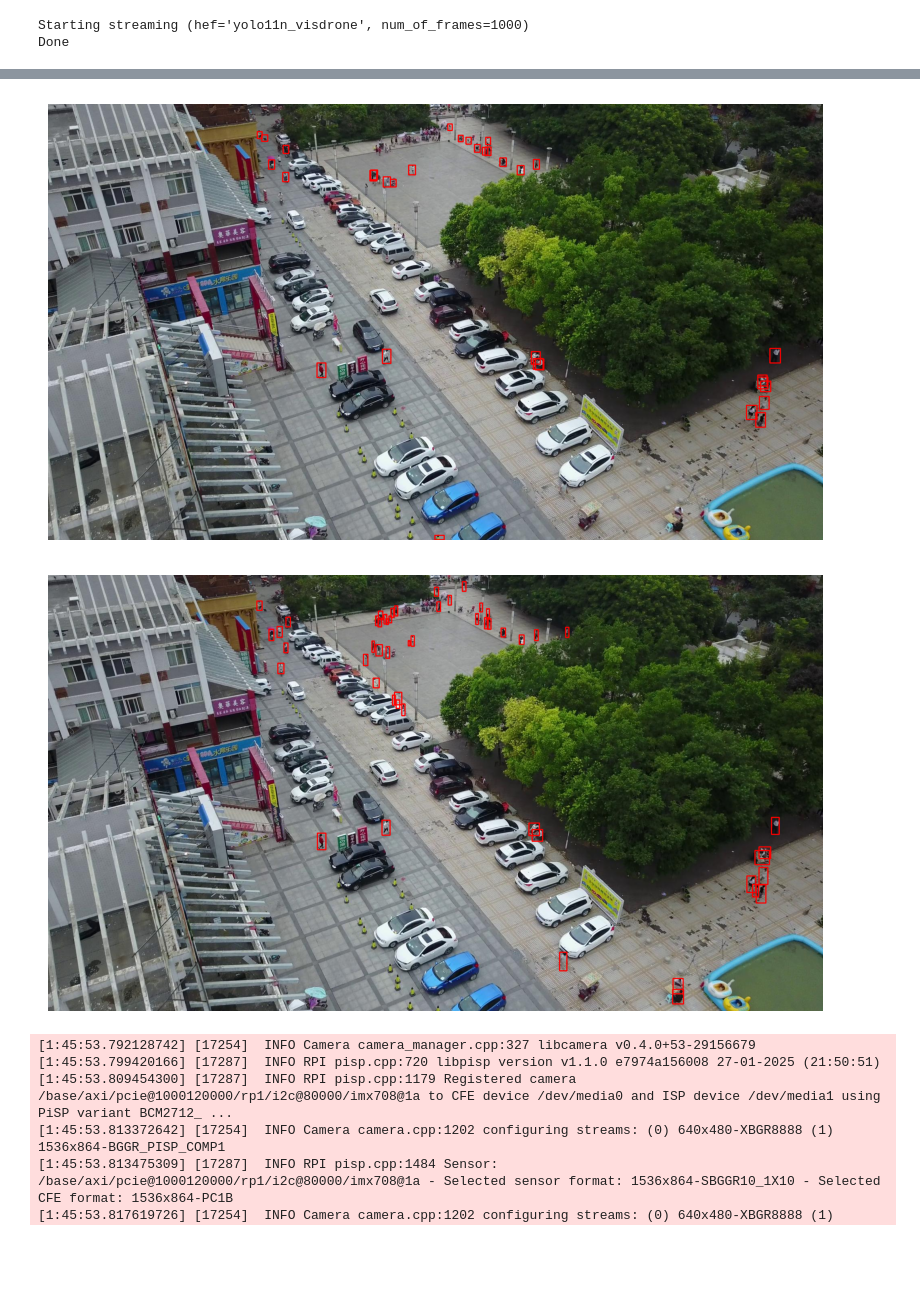
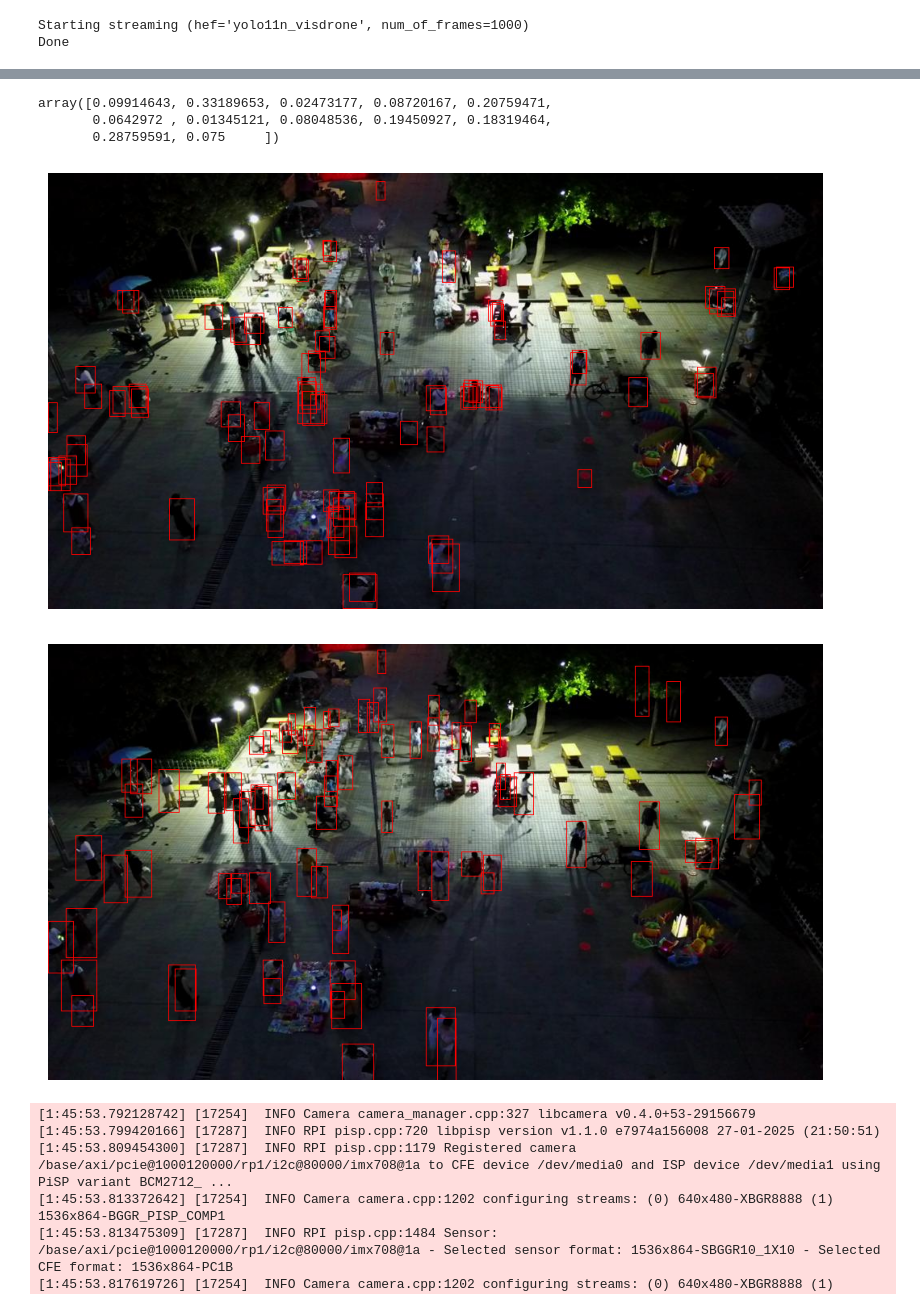
Before and after one commit to trap-fish/uav-human-detection, a Jupyter notebook: hailo-ai/notebooks/HRT_2_Infer_Pipeline_Inference_Tutorial.ipynb, the cells around one changed output, grey strips where cells are left out. Cells and saved outputs as stored; diff of their text form; code cells hidden in the pictures; blank space fills up the shorter version.

Commit message:
testing p2 models

```diff
--- a/hailo-ai/notebooks/HRT_2_Infer_Pipeline_Inference_Tutorial.ipynb
+++ b/hailo-ai/notebooks/HRT_2_Infer_Pipeline_Inference_Tutorial.ipynb
@@ -391,3 +390,7 @@ def stack_image_detections(image_detections, image_id):
         dets_with_cls[:, -1] = image_id
         stacked = np.vstack((stacked, dets_with_cls))
     return stacked
+# %%
+for key in outs[0]:
+    key = key
+key
@@ -394,7 +465,7 @@ def stack_image_detections(image_detections, image_id):
 # %%
 all_image_dets = np.empty((0,7))
 for idx, item in enumerate(outs):
-    detections = item["yolo11n_visdrone/yolov8_nms_postprocess"]
+    detections = item[key]
     single_img_det = stack_image_detections(detections[0], idx+1)
     all_image_dets = np.vstack((all_image_dets, single_img_det))
 
@@ -456,7 +527,8 @@ def rescale_bboxes(annotations, image_info):
 
     return annotations
 corrected = rescale_bboxes(annotations, images)
-with open(modelname + "_correct.json", "w") as f:
+outputfile = modelname+".json"
+with open(outputfile, "w") as f:
     json.dump(corrected, f)
-print(f"file saved to {modelname + '_correct.json'}")
+print(f"file saved to {outputfile}")
 # %% [output]
@@ -464,6 +646,13 @@ file saved to yolo11n_visdrone_correct.json
+# %%
+val.stats
+# %% [output]
+array([0.09914643, 0.33189653, 0.02473177, 0.08720167, 0.20759471,
+       0.0642972 , 0.01345121, 0.08048536, 0.19450927, 0.18319464,
+       0.28759591, 0.075     ])
 # %%
 import cv2
 import matplotlib.pyplot as plt
+import json
 def plot_annotations(root_path, annotations, image_id, categories):
     for image in images:
         if image["id"] == image_id:
@@ -472,6 +661,8 @@ def plot_annotations(root_path, annotations, image_id, categories):
 
     # Load image
     image = cv2.imread(image_path)
+    if image is None:
+        print("Warning: Image not loaded")
     image = cv2.cvtColor(image, cv2.COLOR_BGR2RGB)
 
     # Filter annotations for the specific image_id
@@ -481,7 +672,7 @@ def plot_annotations(root_path, annotations, image_id, categories):
     for ann in image_annotations:
         if ann["category_id"] in categories:
             x, y, w, h = map(int, ann['bbox'])
-            cv2.rectangle(image, (x, y), (x + w, y + h), (255, 0, 0), 2)
+            cv2.rectangle(image, (x, y), (x + w, y + h), (255, 0, 0), 1)
 
     # Display the image
     plt.figure(figsize=(10, 6))
@@ -490,21 +681,33 @@ def plot_annotations(root_path, annotations, image_id, categories):
     plt.show()
 
 # Example usage
-rootdir = '/home/trap-fish/uav-human-detection/datasets/filtered/visdrone_humans/val/images/'
-plot_annotations(rootdir, corrected, 8, (1,2))
+predfile = outputfile
+with open(predfile, 'r') as f:
+    preds = json.load(f)
+    f.close()
+
+openvino_preds = '/home/trap-fish/uav-human-detection/hailo-ai/shared_with_docker/visdrone/results/yolov5n_openvino_model.json'
+with open(openvino_preds, 'r') as f:
+    ov_preds = json.load(f)
+    f.close()
+
+imagedir = '/home/trap-fish/uav-human-detection/datasets/filtered/visdrone_humans/val/images'
+
+# plot_annotations(imagedir, ov_preds, 4, (1,2))
+plot_annotations(imagedir, preds, 32, (1,2))
 # %% [output]
-[figure, old version]
+[figure, new version]
 # %%
 rootdir = '/home/trap-fish/uav-human-detection/datasets/filtered/visdrone_humans/val/images/'
-gt_filepath = "/home/trap-fish/uav-human-detection/hailo-ai/shared_with_docker/visdrone/annotations_VisDroneHumans_val.json"
+gt_filepath = '/home/trap-fish/uav-human-detection/datasets/filtered/visdrone_humans/val/export_annotations_VisDroneHumans_val.json'
 with open(gt_filepath, 'r') as f:
     gt_anns = json.load(f)
     f.close()
 
 gt_anns = gt_anns["annotations"]
-plot_annotations(rootdir, gt_anns, 8, (1,2))
+plot_annotations(rootdir, gt_anns, 32, (1,2))
 # %% [output]
-[figure, old version]
+[figure, new version]
 # %%
 
 # Process the model output to get object proposals
```
Also changed, not shown: parts of 20 cells of this notebook.
